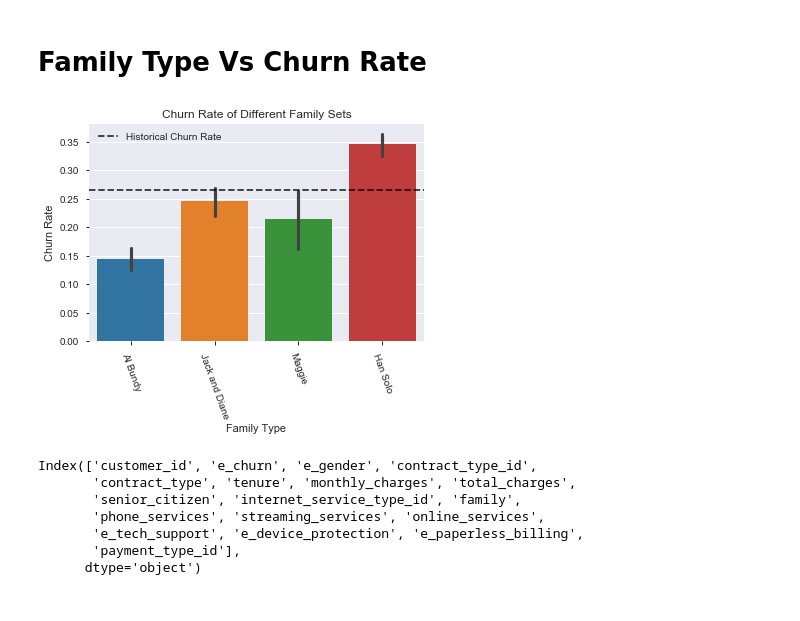
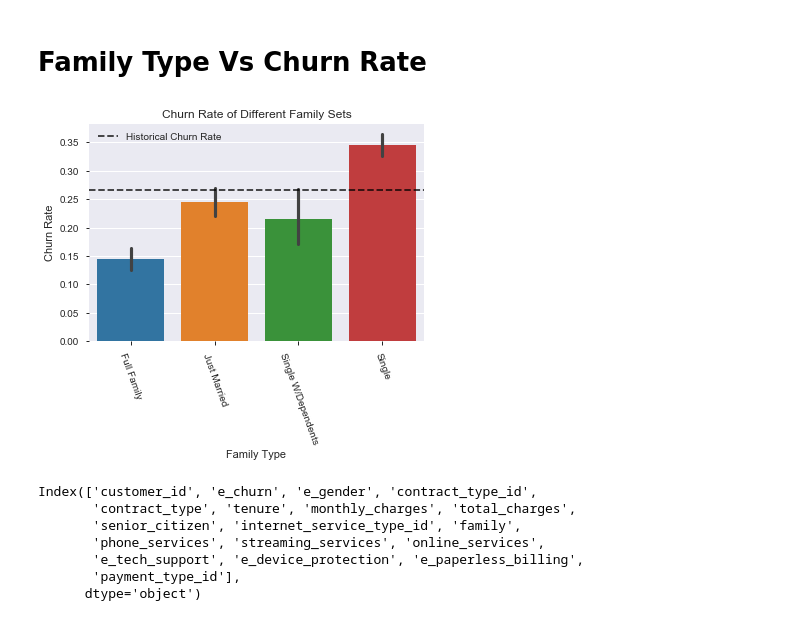
Before and after one commit to Padraic-Doran/classification_project, a Jupyter notebook: telco_class_project.ipynb, the cells around one changed output. Saved outputs shown, nothing was run; the diff lists cells and outputs as text; code cells hidden in the pictures.

```diff
--- a/telco_class_project.ipynb
+++ b/telco_class_project.ipynb
@@ -606,15 +606,15 @@ plt.show()
 # %%
 churn_rate = train['e_churn'].mean()
 
 fig = sns.barplot(x="family", y='e_churn', data=train)
-fig.set_xticklabels(["Al Bundy", "Jack and Diane","Maggie", "Han Solo"])
+fig.set_xticklabels(['Full Family', "Just Married","Single W/Dependents", "Single"])
 fig.set(ylabel='Churn Rate', xlabel = 'Family Type', title= 'Churn Rate of Different Family Sets')
 plt.axhline(churn_rate, ls='--', label = 'Historical Churn Rate', color='black', alpha = 0.8)
 plt.xticks(rotation=-70)
 plt.legend()
 plt.show()
 # %% [output]
-[figure, old version]
+[figure, new version]
 # %%
 train.columns
 # %% [output]
```
Also changed, not shown: parts of 2 cells of this notebook.
